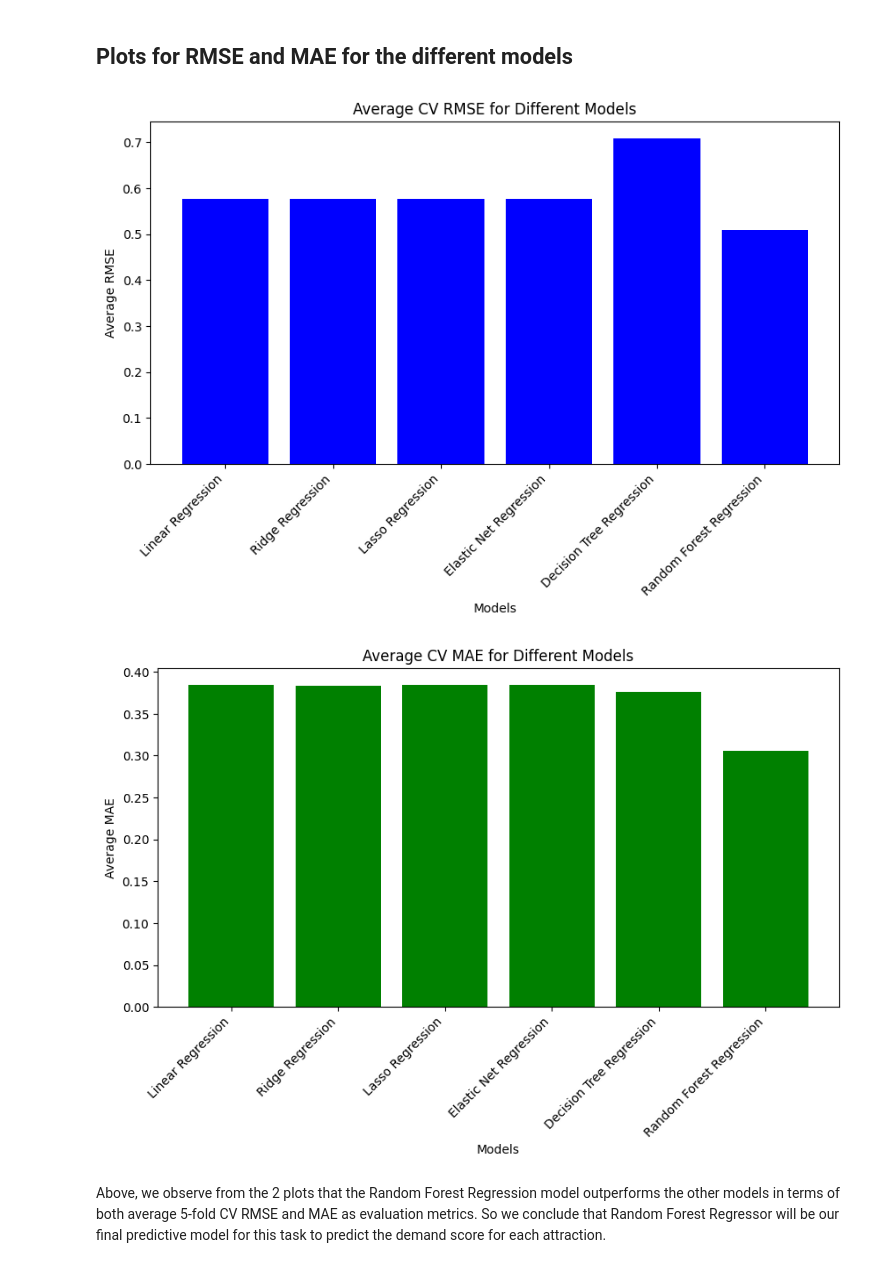
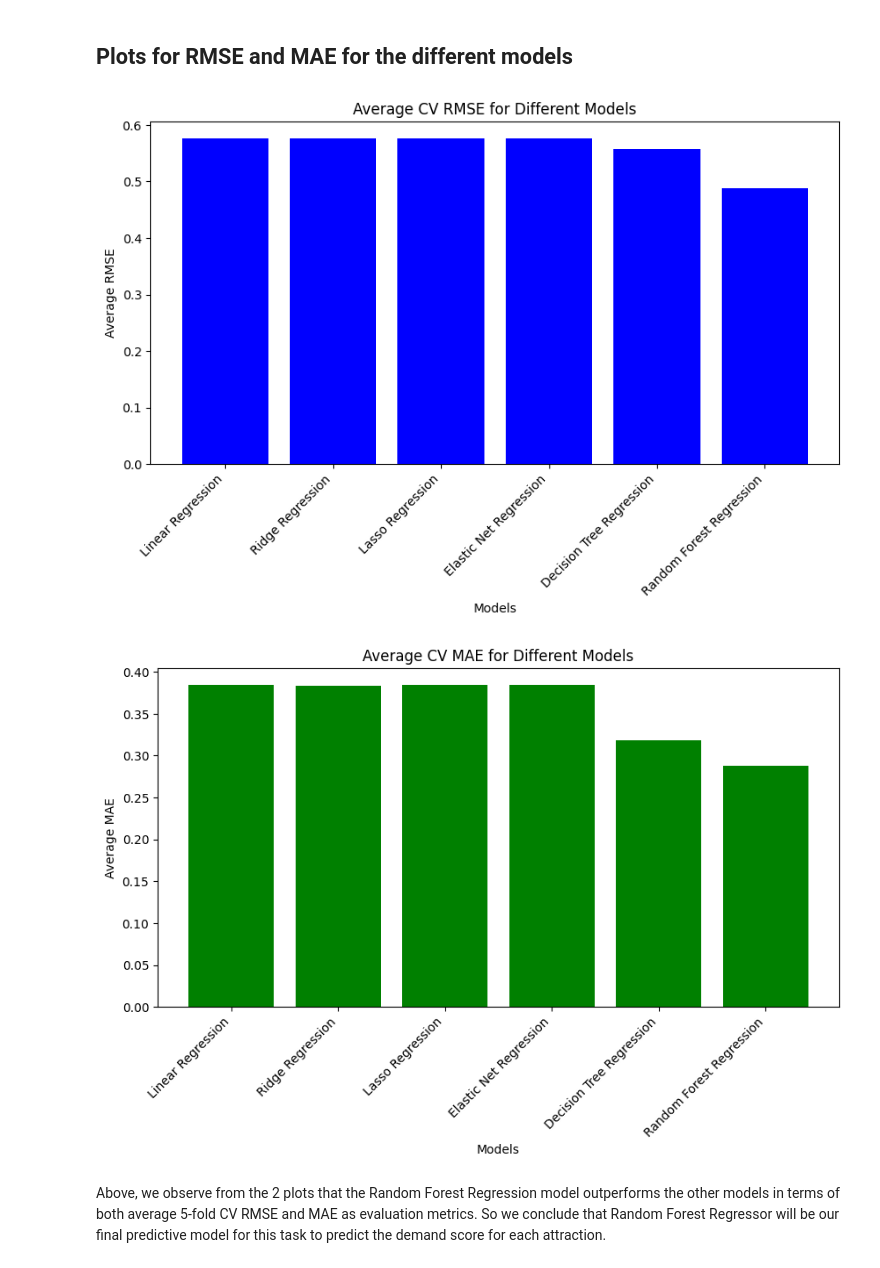
Before and after one commit to reallyjustalan/DSA3101_Group8_Project1, a Jupyter notebook: B1/DSA3101_B1_Modelling.ipynb, the cells around one changed output. Cells and saved outputs as stored; diff of their text form; code cells hidden in the pictures.

```diff
--- a/B1/DSA3101_B1_Modelling.ipynb
+++ b/B1/DSA3101_B1_Modelling.ipynb
@@ -224,37 +297,37 @@ models = [
     "Decision Tree Regression", "Random Forest Regression"
 ]
 # RMSE values
 rmse_values = [
     average_rmse_lr, average_rmse_ridge, average_rmse_lasso, average_rmse_elastic,
-    average_rmse_dt, average_rmse_rf
+    average_rmse_dt_tuned, average_rmse_rf_tuned
 ]
 
 # MAE values
 mae_values = [
     average_mae_lr, average_mae_ridge, average_mae_lasso, average_mae_elastic,
-    average_mae_dt, average_mae_rf
+    average_mae_dt_tuned, average_mae_rf_tuned
 ]
 
 # Plot RMSE
 plt.figure(figsize=(10, 5))
 plt.bar(models, rmse_values, color='blue')
 plt.xlabel("Models")
 plt.ylabel("Average RMSE")
 plt.title("Average CV RMSE for Different Models")
 plt.xticks(rotation=45, ha="right")
 plt.show()
 
 # Plot MAE
 plt.figure(figsize=(10, 5))
 plt.bar(models, mae_values, color='green')
 plt.xlabel("Models")
 plt.ylabel("Average MAE")
 plt.title("Average CV MAE for Different Models")
 plt.xticks(rotation=45, ha="right")
 plt.show()
 # %% [output]
-[figure, old version]
+[figure, new version]
-[figure, old version]
+[figure, new version]
 # %% [markdown]
 Above, we observe from the 2 plots that the Random Forest Regression model outperforms the other models in terms of both average 5-fold CV RMSE and MAE as evaluation metrics. So we conclude that Random Forest Regressor will be our final predictive model for this task to predict the demand score for each attraction.
 # %% [markdown]
```
Also changed, not shown: parts of 9 cells of this notebook.
